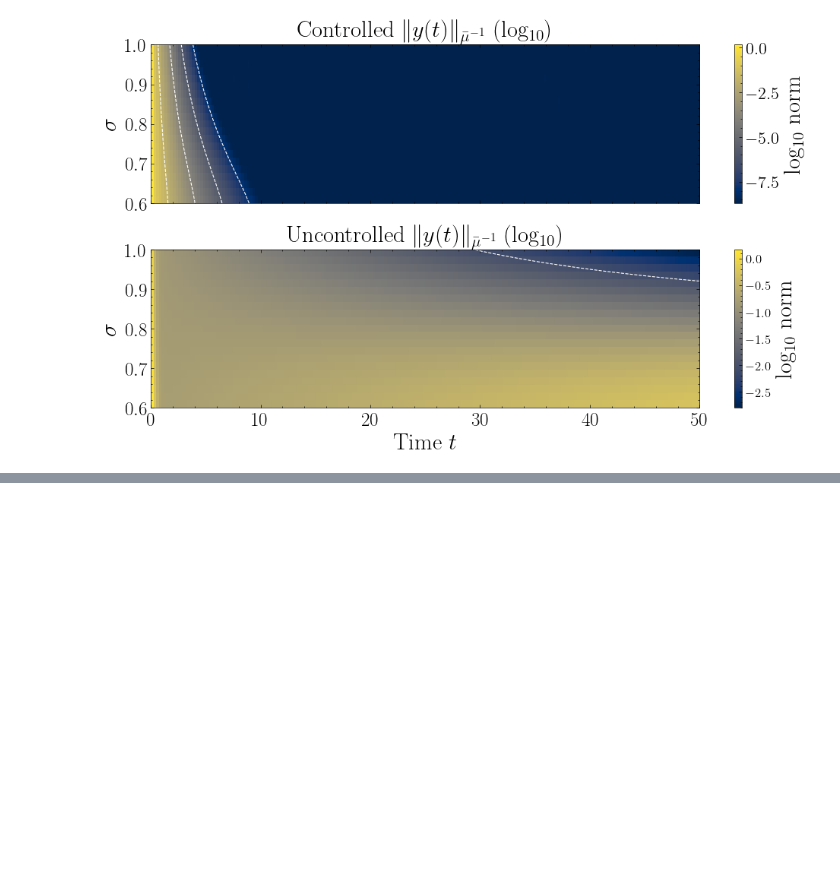
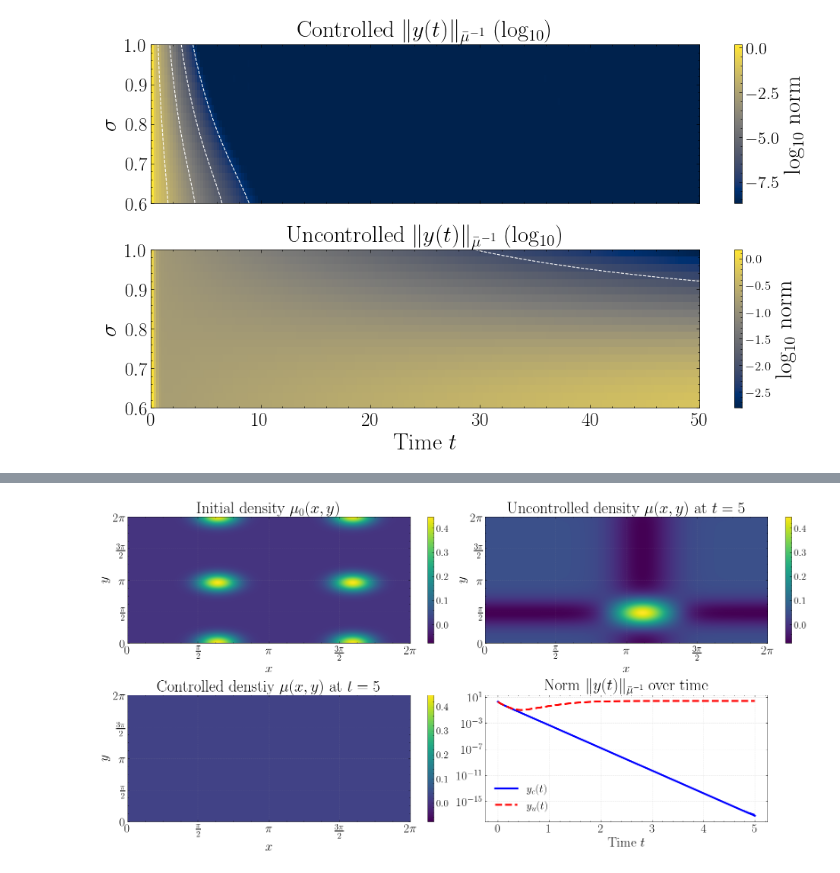
Before and after one commit to lucasmoschen/mckean-vlasov, a Jupyter notebook: codes/paper_figures.ipynb, the cells around one changed output, grey strips where cells are left out. Cells and saved outputs as stored; diff of their text form; code cells hidden in the pictures; blank space fills up the shorter version.

```diff
--- a/codes/paper_figures.ipynb
+++ b/codes/paper_figures.ipynb
@@ -979,0 +1176,44 @@ MESSAGE - Riccati equation solved in 0.01 seconds.
+# %%
+# Compute global min/max for the color scale
+vmin = min(mu_0.min(), mu_u_final.min(), mu_c_final.min())
+vmax = max(mu_0.max(), mu_u_final.max(), mu_c_final.max())
+
+def show_field(ax, Z, x, y, title, vmin=None, vmax=None):
+    extent = (np.min(x), np.max(x), np.min(y), np.max(y))
+    im = ax.imshow(Z.T, origin="lower", extent=extent, aspect="auto",
+                   vmin=vmin, vmax=vmax)
+    cbar = plt.colorbar(im, ax=ax, fraction=0.05, pad=0.04)
+    ax.set_title(title, fontsize=26)
+    ax.set_xlabel(r"$x$", fontsize=22)
+    ax.set_ylabel(r"$y$", fontsize=22)
+    ax.grid(alpha=0.2, linewidth=0.5, ls="--")
+
+    ax.set_xlim([0, 2*np.pi])
+    ax.set_ylim([0, 2*np.pi])
+    ax.set_xticks([0, np.pi/2, np.pi, 3*np.pi/2, 2*np.pi])
+    ax.set_yticks([0, np.pi/2, np.pi, 3*np.pi/2, 2*np.pi])
+    ax.set_xticklabels([r"$0$", r"$\frac{\pi}{2}$", r"$\pi$", r"$\frac{3\pi}{2}$", r"$2\pi$"])
+    ax.set_yticklabels([r"$0$", r"$\frac{\pi}{2}$", r"$\pi$", r"$\frac{3\pi}{2}$", r"$2\pi$"])
+    ax.tick_params(axis='both', labelsize=20)
+
+# Figure
+fig, axes = plt.subplots(2, 2, figsize=(16, 8), constrained_layout=True)
+
+show_field(axes[0, 0], mu_0, x, y, r"Initial density $\mu_0(x,y)$", vmin, vmax)
+show_field(axes[0, 1], mu_u_final, x, y, r"Uncontrolled density $\mu(x,y)$ at $t=5$", vmin, vmax)
+show_field(axes[1, 0], mu_c_final, x, y, r"Controlled denstiy $\mu(x,y)$ at $t=5$", vmin, vmax)
+
+ax_ts = axes[1, 1]
+ax_ts.plot(t_eval, y_c, 'b-', label=r"$y_c(t)$", linewidth=3)
+ax_ts.plot(t_eval, y_u, 'r--', label=r"$y_u(t)$", linewidth=3)
+ax_ts.set_xlabel(r"Time $t$", fontsize=22)
+ax_ts.set_title(r'Norm $\|y(t)\|_{\bar\mu^{-1}}$ over time', fontsize=26)
+ax_ts.set_yscale('log')
+ax_ts.grid(alpha=0.3, linewidth=0.6, ls="--")
+ax_ts.legend(frameon=False)
+ax_ts.tick_params(axis='both', labelsize=20)
+
+plt.savefig('../images/kuramoto_2d_example.pdf', bbox_inches='tight')
+plt.show()
+# %% [output]
+[figure, added]
```
Also changed, not shown: parts of 12 cells of this notebook, 1 other file.
